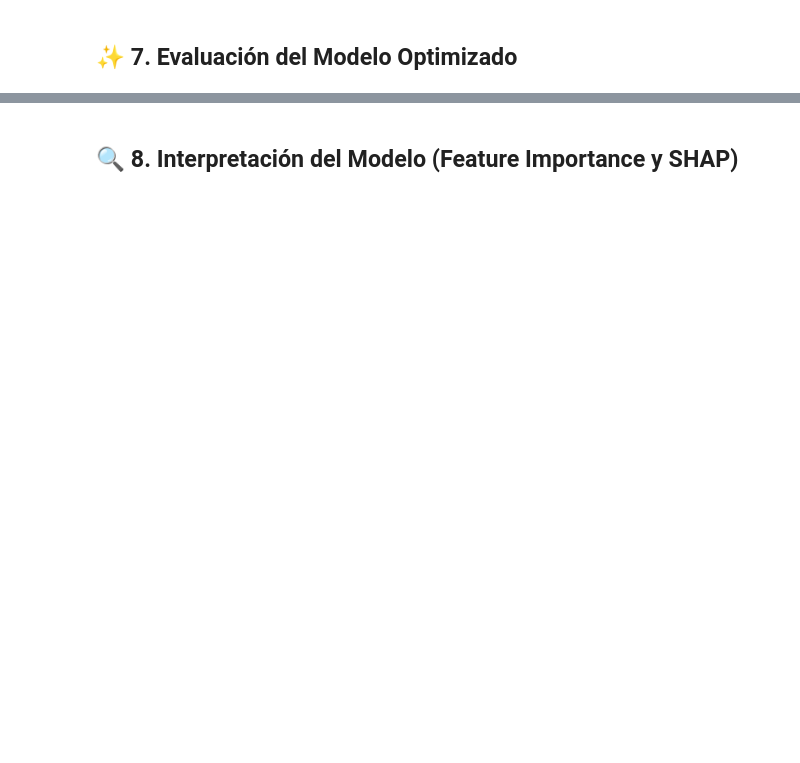
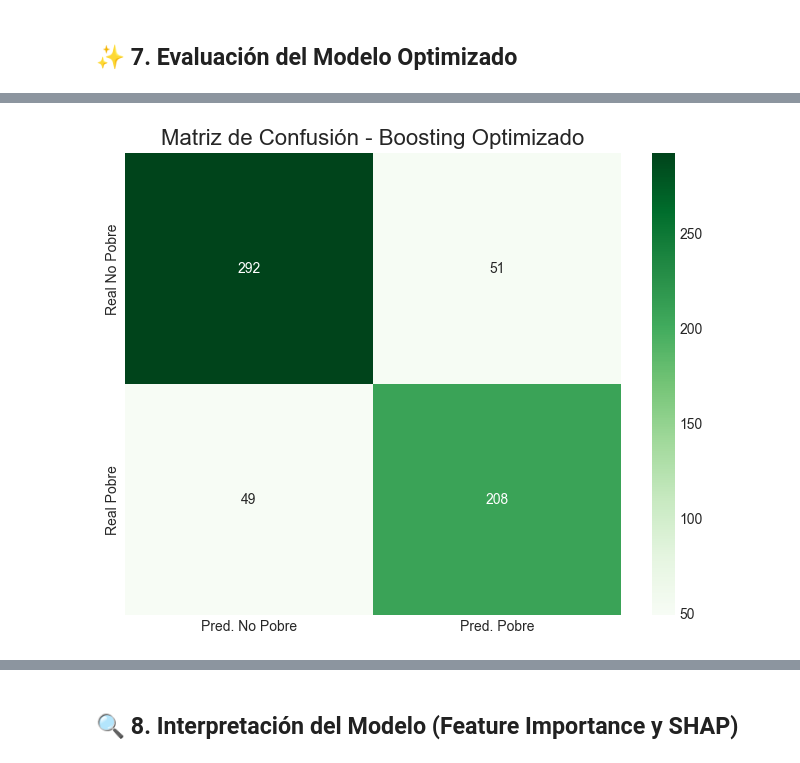
Before and after one commit to qlabpucp/Manual_de_Machine-_Learning_Aplicaciones, a Jupyter notebook: Capitulo_5/Nuevo_3/Aplicacion_practica_boosting_si.ipynb, the cells around one changed output, grey strips where cells are left out. Cells and saved outputs as stored; diff of their text form; code cells hidden in the pictures; blank space fills up the shorter version.

```diff
--- a/Capitulo_5/Nuevo_3/Aplicacion_practica_boosting_si.ipynb
+++ b/Capitulo_5/Nuevo_3/Aplicacion_practica_boosting_si.ipynb
@@ -39,4 +278,18 @@ y_pred = pipeline_final.predict(X_test)y_pred_proba = pipeline_final.predict_pro
 # %% [markdown]
 ## ✨ 7. Evaluación del Modelo Optimizado
 # %%
-# Extraer y evaluar el mejor modelobest_model = grid_search.best_estimator_y_pred_best = best_model.predict(X_test)y_pred_proba_best = best_model.predict_proba(X_test)[:, 1]print("\n" + "="*60)print("Rendimiento del Modelo Optimizado (Boosting)")print("="*60)print(classification_report(y_test, y_pred_best, target_names=['No Pobre (0)', 'Pobre (1)']))accuracy_best = accuracy_score(y_test, y_pred_best)roc_auc_best = roc_auc_score(y_test, y_pred_proba_best)print(f"Accuracy (Exactitud): {accuracy_best:.4f}")print(f"ROC-AUC Score: {roc_auc_best:.4f}")print("="*60)
+# Extraer y evaluar el mejor modelo
+best_model = grid_search.best_estimator_
+y_pred_best = best_model.predict(X_test)
+y_pred_proba_best = best_model.predict_proba(X_test)[:, 1]
+
+print("\n" + "="*60)
+print("Rendimiento del Modelo Optimizado (Boosting)")
+print("="*60)
+print(classification_report(y_test, y_pred_best, target_names=['No Pobre (0)', 'Pobre (1)']))
+
+accuracy_best = accuracy_score(y_test, y_pred_best)
+roc_auc_best = roc_auc_score(y_test, y_pred_proba_best)
+print(f"Accuracy (Exactitud): {accuracy_best:.4f}")
+print(f"ROC-AUC Score: {roc_auc_best:.4f}")
+print("="*60)
@@ -43,3 +312,13 @@ y_pred = pipeline_final.predict(X_test)y_pred_proba = pipeline_final.predict_pro
 # %%
-# Matriz de Confusión del modelo optimizadocm_best = confusion_matrix(y_test, y_pred_best)plt.figure(figsize=(8, 6))sns.heatmap(cm_best, annot=True, fmt='d', cmap='Greens',             xticklabels=['Pred. No Pobre', 'Pred. Pobre'],            yticklabels=['Real No Pobre', 'Real Pobre'])plt.title('Matriz de Confusión - Boosting Optimizado', fontsize=16)plt.savefig(os.path.join(folder_name, '3_matriz_confusion_optimizado_boosting.png'))plt.show()
+# Matriz de Confusión del modelo optimizado
+cm_best = confusion_matrix(y_test, y_pred_best)
+plt.figure(figsize=(8, 6))
+sns.heatmap(cm_best, annot=True, fmt='d', cmap='Greens',
+            xticklabels=['Pred. No Pobre', 'Pred. Pobre'],
+            yticklabels=['Real No Pobre', 'Real Pobre'])
+plt.title('Matriz de Confusión - Boosting Optimizado', fontsize=16)
+plt.savefig(os.path.join(folder_name, '3_matriz_confusion_optimizado_boosting.png'))
+plt.show()
+# %% [output]
+[figure, added]
 # %%
```
Also changed, not shown: parts of 16 cells of this notebook, 2 other files.
